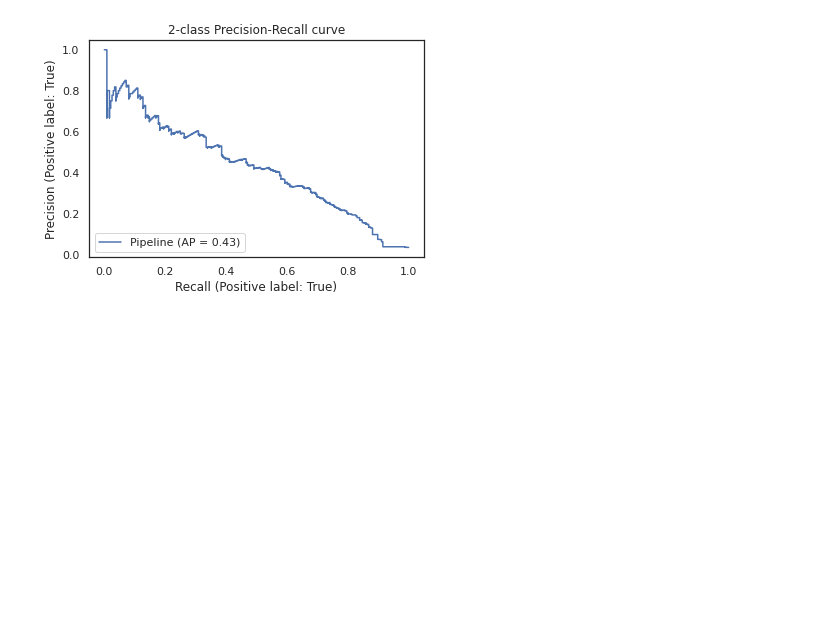
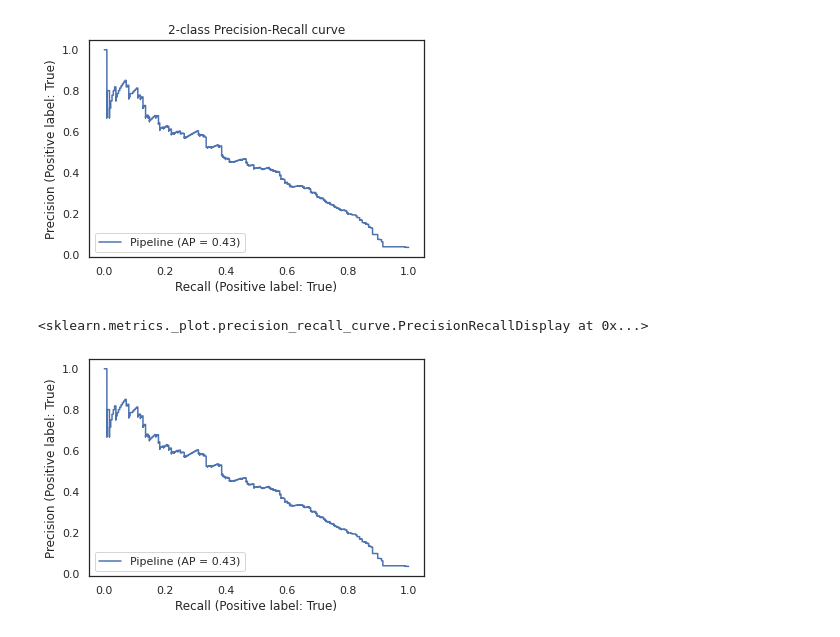
Before and after one commit to nataliele/goh, a Jupyter notebook: coffee.ipynb, the cells around one changed output. Cells and saved outputs as stored; diff of their text form; code cells hidden in the pictures; blank space fills up the shorter version.

```diff
--- a/coffee.ipynb
+++ b/coffee.ipynb
@@ -359,3 +413,8 @@ display = PrecisionRecallDisplay.from_estimator(
 _ = display.ax_.set_title("2-class Precision-Recall curve")
 # %% [output]
 [figure]
+# %%
+display.plot()
+# %% [output]
+<sklearn.metrics._plot.precision_recall_curve.PrecisionRecallDisplay at 0x...>
+[figure, added]
```
Also changed, not shown: parts of 8 cells of this notebook, 1 other file.
